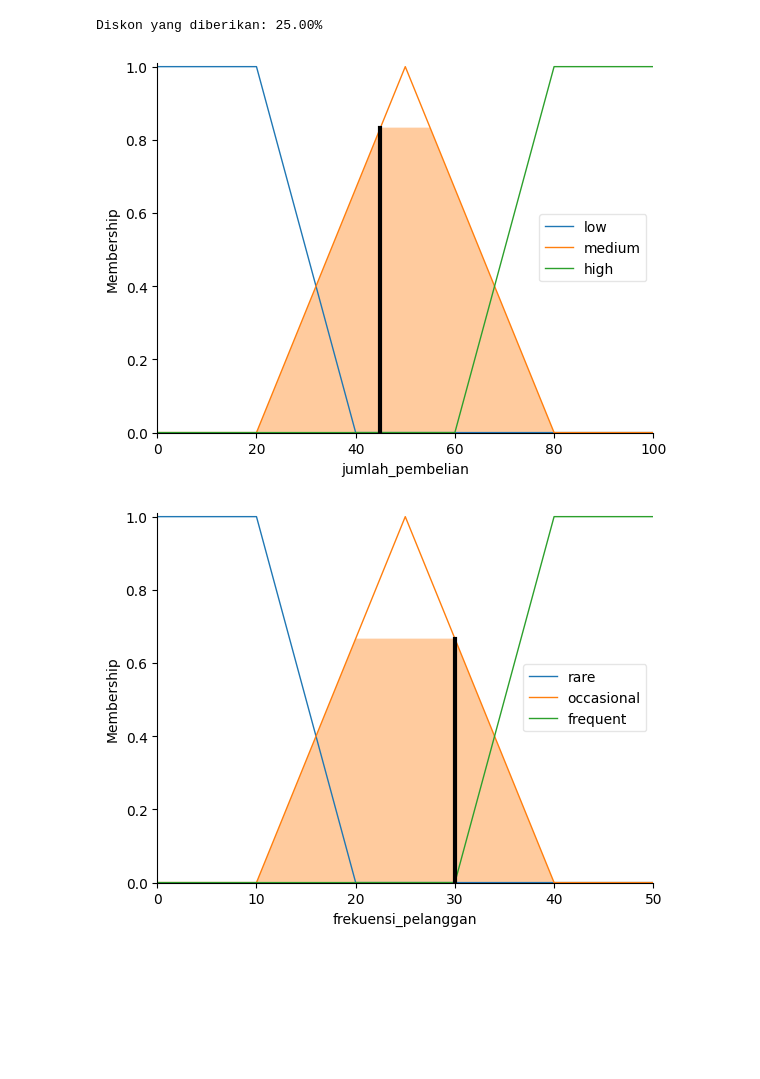
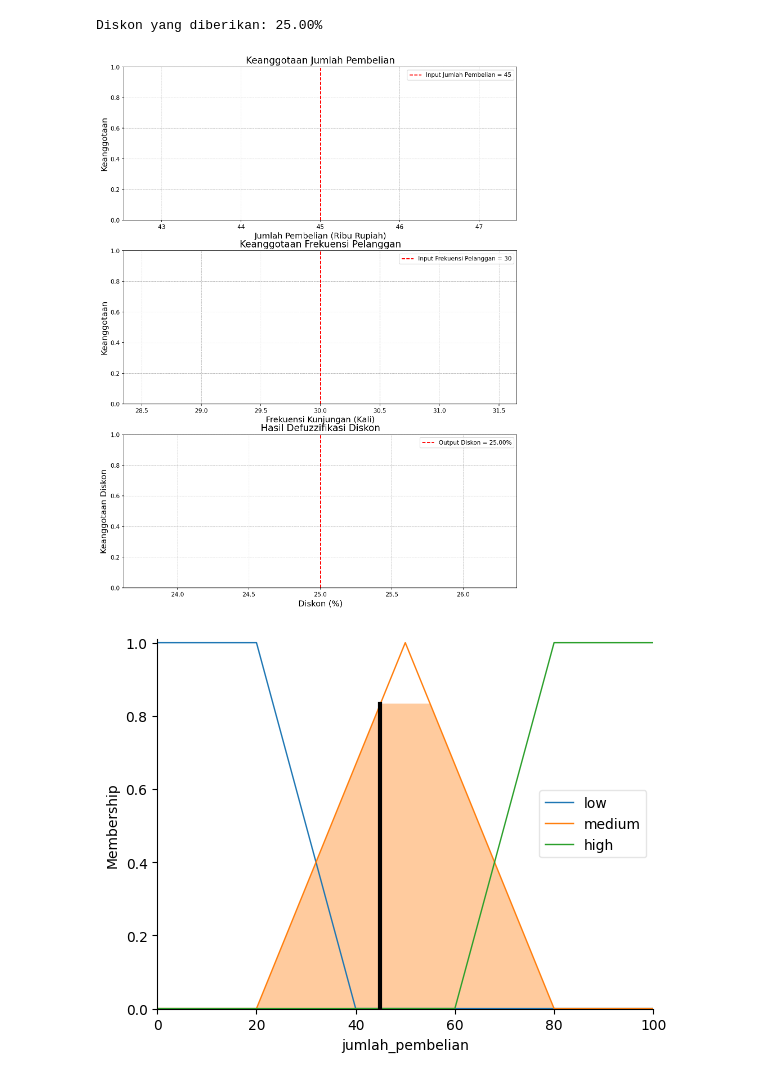
Before and after one commit to Rezaherdian/Uas-Kecerdasan-, a Jupyter notebook: UAS Kecerdasan.ipynb, the cells around one changed output. Cells and saved outputs as stored; diff of their text form; code cells hidden in the pictures; blank space fills up the shorter version.

```diff
--- a/UAS Kecerdasan.ipynb
+++ b/UAS Kecerdasan.ipynb
@@ -2,27 +2,22 @@
 import numpy as np
 import skfuzzy as fuzz
 from skfuzzy import control as ctrl
+import matplotlib.pyplot as plt
 
 # 1. Definisi variabel fuzzy
-# Input: Jumlah Pembelian (dalam ribuan rupiah)
 jumlah_pembelian = ctrl.Antecedent(np.arange(0, 101, 1), 'jumlah_pembelian')
-# Input: Frekuensi Pelanggan (jumlah kunjungan)
 frekuensi_pelanggan = ctrl.Antecedent(np.arange(0, 51, 1), 'frekuensi_pelanggan')
-# Output: Diskon (persentase)
 diskon = ctrl.Consequent(np.arange(0, 51, 1), 'diskon')
 
 # 2. Definisi himpunan fuzzy
-# Jumlah pembelian
 jumlah_pembelian['low'] = fuzz.trapmf(jumlah_pembelian.universe, [0, 0, 20, 40])
 jumlah_pembelian['medium'] = fuzz.trimf(jumlah_pembelian.universe, [20, 50, 80])
 jumlah_pembelian['high'] = fuzz.trapmf(jumlah_pembelian.universe, [60, 80, 100, 100])
 
-# Frekuensi pelanggan
 frekuensi_pelanggan['rare'] = fuzz.trapmf(frekuensi_pelanggan.universe, [0, 0, 10, 20])
 frekuensi_pelanggan['occasional'] = fuzz.trimf(frekuensi_pelanggan.universe, [10, 25, 40])
 frekuensi_pelanggan['frequent'] = fuzz.trapmf(frekuensi_pelanggan.universe, [30, 40, 50, 50])
 
-# Diskon
 diskon['low'] = fuzz.trapmf(diskon.universe, [0, 0, 10, 20])
 diskon['medium'] = fuzz.trimf(diskon.universe, [10, 25, 40])
 diskon['high'] = fuzz.trapmf(diskon.universe, [30, 40, 50, 50])
@@ -32,34 +27,62 @@ rule1 = ctrl.Rule(jumlah_pembelian['low'] & frekuensi_pelanggan['rare'], diskon[
 rule2 = ctrl.Rule(jumlah_pembelian['low'] & frekuensi_pelanggan['occasional'], diskon['low'])
 rule3 = ctrl.Rule(jumlah_pembelian['low'] & frekuensi_pelanggan['frequent'], diskon['medium'])
 
 rule4 = ctrl.Rule(jumlah_pembelian['medium'] & frekuensi_pelanggan['rare'], diskon['low'])
 rule5 = ctrl.Rule(jumlah_pembelian['medium'] & frekuensi_pelanggan['occasional'], diskon['medium'])
 rule6 = ctrl.Rule(jumlah_pembelian['medium'] & frekuensi_pelanggan['frequent'], diskon['high'])
 
 rule7 = ctrl.Rule(jumlah_pembelian['high'] & frekuensi_pelanggan['rare'], diskon['medium'])
 rule8 = ctrl.Rule(jumlah_pembelian['high'] & frekuensi_pelanggan['occasional'], diskon['high'])
 rule9 = ctrl.Rule(jumlah_pembelian['high'] & frekuensi_pelanggan['frequent'], diskon['high'])
 
 # 4. Membuat kontrol sistem
 diskon_ctrl = ctrl.ControlSystem([rule1, rule2, rule3, rule4, rule5, rule6, rule7, rule8, rule9])
 diskon_sim = ctrl.ControlSystemSimulation(diskon_ctrl)
 
 # 5. Input nilai dan simulasi
-# Contoh input
 diskon_sim.input['jumlah_pembelian'] = 45  # 45 ribu
 diskon_sim.input['frekuensi_pelanggan'] = 30  # 30 kali kunjungan
 
 # Proses simulasi
 diskon_sim.compute()
 
 # Output hasil
 print(f"Diskon yang diberikan: {diskon_sim.output['diskon']:.2f}%")
 
-# 6. Visualisasi
+# 6. Visualisasi dengan peningkatan resolusi dan penyesuaian area kosong
+fig, axes = plt.subplots(3, 1, figsize=(12, 16), dpi=150)
+
+# Visualisasi jumlah pembelian
 jumlah_pembelian.view(sim=diskon_sim)
+axes[0].set_title('Keanggotaan Jumlah Pembelian', fontsize=16)
+axes[0].set_xlabel('Jumlah Pembelian (Ribu Rupiah)', fontsize=14)
+axes[0].set_ylabel('Keanggotaan', fontsize=14)
+axes[0].grid(True, which='both', linestyle='--', linewidth=0.5)
+axes[0].axvline(x=45, color='r', linestyle='--', label="Input Jumlah Pembelian = 45")
+axes[0].legend()
+
+# Visualisasi frekuensi pelanggan
 frekuensi_pelanggan.view(sim=diskon_sim)
+axes[1].set_title('Keanggotaan Frekuensi Pelanggan', fontsize=16)
+axes[1].set_xlabel('Frekuensi Kunjungan (Kali)', fontsize=14)
+axes[1].set_ylabel('Keanggotaan', fontsize=14)
+axes[1].grid(True, which='both', linestyle='--', linewidth=0.5)
+axes[1].axvline(x=30, color='r', linestyle='--', label="Input Frekuensi Pelanggan = 30")
+axes[1].legend()
+
+# Visualisasi diskon
 diskon.view(sim=diskon_sim)
+axes[2].set_title('Hasil Defuzzifikasi Diskon', fontsize=16)
+axes[2].set_xlabel('Diskon (%)', fontsize=14)
+axes[2].set_ylabel('Keanggotaan Diskon', fontsize=14)
+axes[2].grid(True, which='both', linestyle='--', linewidth=0.5)
+axes[2].axvline(x=diskon_sim.output['diskon'], color='r', linestyle='--', label=f"Output Diskon = {diskon_sim.output['diskon']:.2f}%")
+axes[2].legend()
+
+# Mengatur layout agar lebih rapi
+plt.tight_layout()
+plt.show()
 # %% [output]
 Diskon yang diberikan: 25.00%
-[figure, old version]
+[figure, new version]
-[figure, old version]
+[figure, new version]
```
Also changed, not shown: parts of 1 cell of this notebook.
